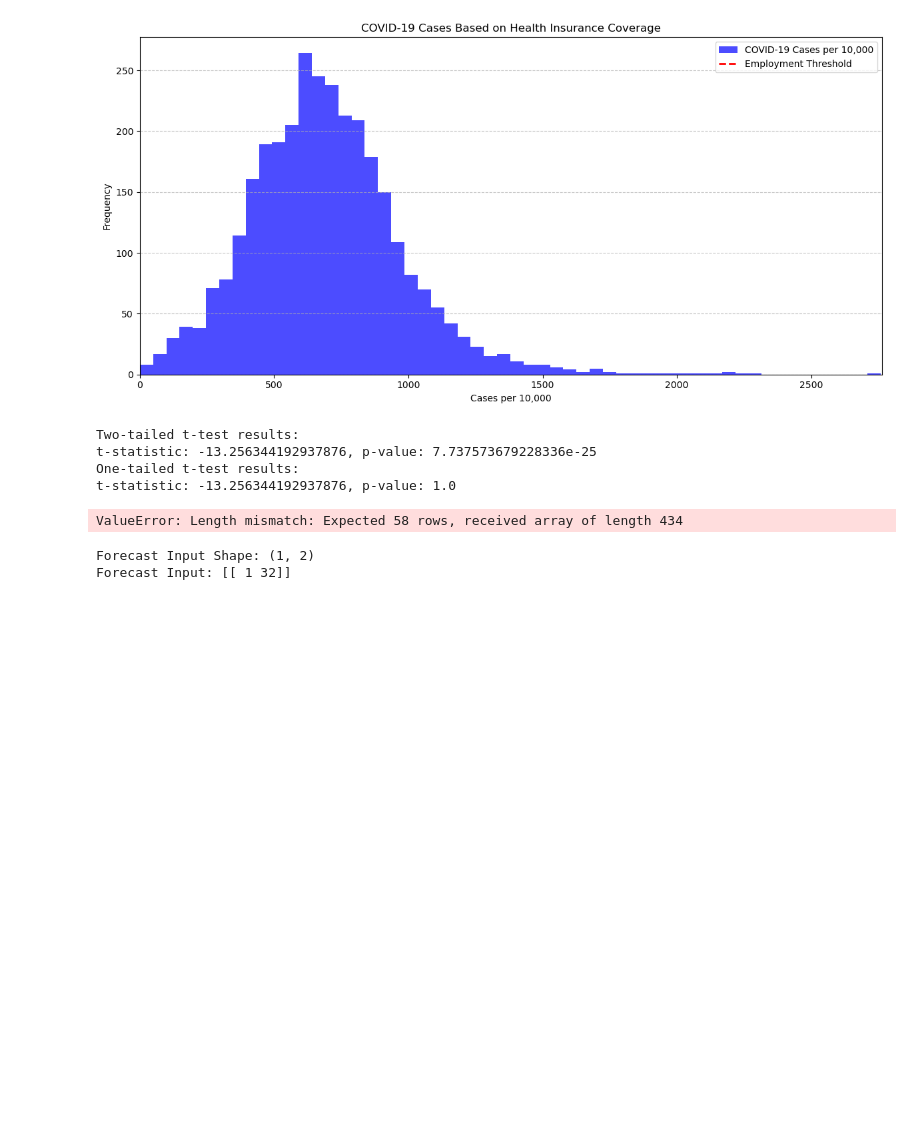
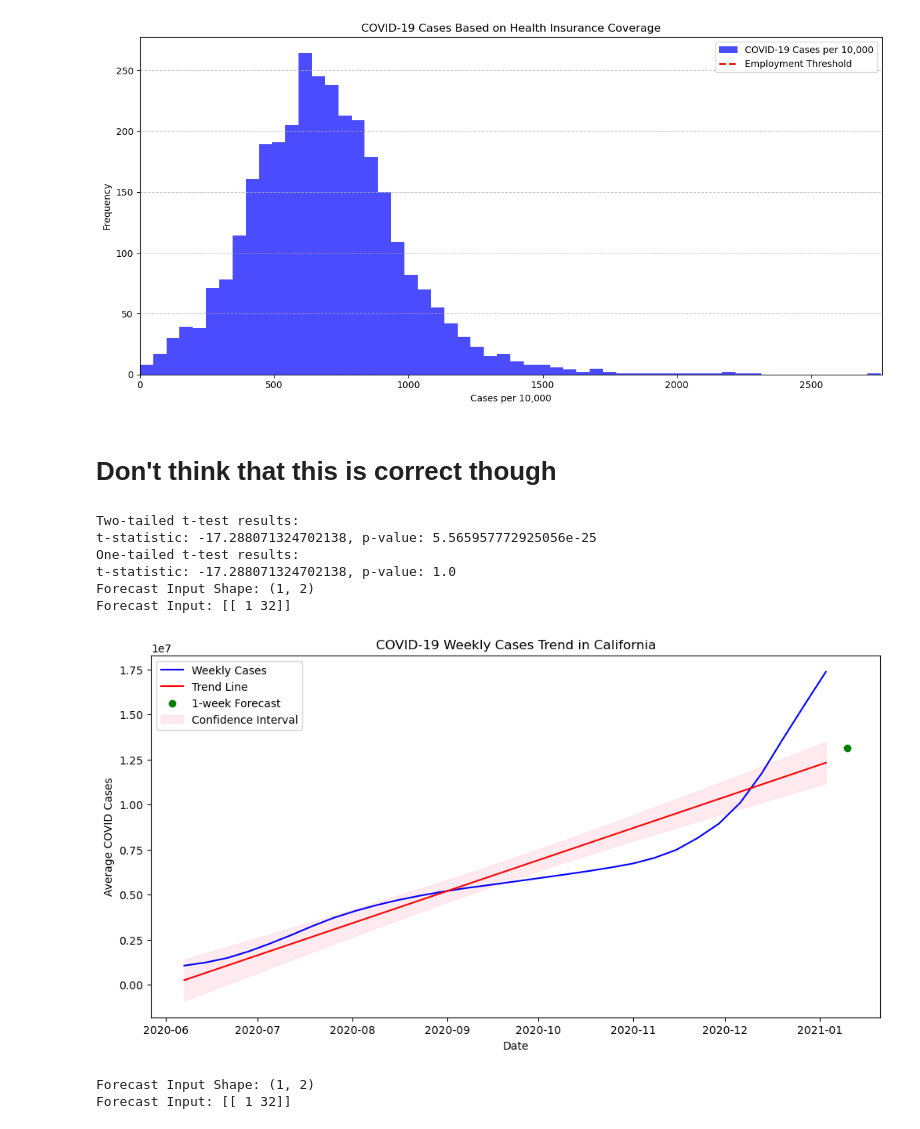
Before and after one commit to hamza890890/Group7ClassProject, a Jupyter notebook: Stage IV/Hamza Ahmed/Stage IV.ipynb, the cells around one changed output. Cells and saved outputs as stored; diff of their text form; code cells hidden in the pictures; blank space fills up the shorter version.

```diff
--- a/Stage IV/Hamza Ahmed/Stage IV.ipynb
+++ b/Stage IV/Hamza Ahmed/Stage IV.ipynb
@@ -569,6 +559,8 @@ plot_hypothesis_results(cases_health_insurance, health_insurance_coverage, 'Heal
 [figure]
 [figure]
 [figure]
+# %% [markdown]
+# Don't think that this is correct though
 # %%
 import pandas as pd
 import numpy as np
@@ -583,6 +575,7 @@ covid_data = pd.read_csv('US-Covid.csv')
 
 # Filter California data from COVID dataset
 ca_covid_data = covid_data[covid_data['State'] == 'CA'].copy()
+
 
 # Clean up the enrichment data to ensure consistent formatting
 enrichment_data['Label (Grouping)'] = enrichment_data['Label (Grouping)'].str.strip()
@@ -601,59 +594,74 @@ if 'Employed' in ca_enrichment_data['Label (Grouping)'].values:
 else:
     raise ValueError("The 'Employed' label is not found in the enrichment data.")
 
-# Summing COVID-19 case counts across the date range for California counties
-ca_covid_cases = ca_covid_data.loc[:, '2020-06-01_cases':'2021-01-03_cases'].sum(axis=1)
+# Melt the DataFrame to long format for easier manipulation
+case_columns = ca_covid_data.columns[5:-2]  # Get only case count columns
+melted_data = ca_covid_data.melt(id_vars=['countyFIPS', 'County Name', 'State', 'StateFIPS', 'population'],
+                                   value_vars=case_columns,
+                                   var_name='date',
+                                   value_name='cases')
+
+# Extract dates from the 'date' column and convert to datetime
+melted_data['date'] = pd.to_datetime(melted_data['date'].str.extract(r'(\d{4}-\d{2}-\d{2})')[0])
+
+# Set 'date' as the index
+melted_data.set_index('date', inplace=True)
+
+# Now calculate weekly cases
+weekly_cases = melted_data.resample('W').sum()
 
 # Example hypothesis tests on "Employed" variable
 # Two-sample t-test (two-tailed) comparing COVID cases with employment levels
-stat, p_value = stats.ttest_ind(ca_covid_cases, np.full_like(ca_covid_cases, employed_value))
+stat, p_value = stats.ttest_ind(weekly_cases['cases'], np.full_like(weekly_cases['cases'], employed_value))
 print("Two-tailed t-test results:")
 print(f"t-statistic: {stat}, p-value: {p_value}")
 
-# One-sample t-test for one-sided comparison (e.g., to test if COVID cases are higher with higher employment)
-stat, p_value_one_tail = stats.ttest_1samp(ca_covid_cases - employed_value, 0, alternative='greater')
+# One-sample t-test for one-sided comparison
+stat, p_value_one_tail = stats.ttest_1samp(weekly_cases['cases'] - employed_value, 0, alternative='greater')
 print("One-tailed t-test results:")
 print(f"t-statistic: {stat}, p-value: {p_value_one_tail}")
 
 # Visualization with trend lines, forecast, and confidence intervals
-
-# Convert date columns to datetime and set as index
-date_columns = ca_covid_data.columns[5:]  # Start from the 6th column which should be case counts
-dates = pd.to_datetime(date_columns.str.extract(r'(\d{4}-\d{2}-\d{2})')[0], format='%Y-%m-%d')
-
-# Calculate weekly cases by summing the daily cases
-ca_covid_data.set_index(dates, inplace=True)
-weekly_cases = ca_covid_data.loc[:, '2020-06-01_cases':'2021-01-03_cases'].resample('W').sum()
-
-# Now, let's ensure we have the correct index for plotting
 plt.figure(figsize=(12, 6))
-plt.plot(weekly_cases.index, weekly_cases.values, label='Weekly Cases', color='blue')
+plt.plot(weekly_cases.index, weekly_cases['cases'], label='Weekly Cases', color='blue')
 plt.xlabel('Date')
 plt.ylabel('Average COVID Cases')
 plt.title('COVID-19 Weekly Cases Trend in California')
 
-# Trend line using OLS regression
+# Trend line and forecast
 X = sm.add_constant(np.arange(len(weekly_cases)))
-model = sm.OLS(weekly_cases.values, X).fit()
+model = sm.OLS(weekly_cases['cases'], X).fit()
 trend_line = model.predict(X)
 plt.plot(weekly_cases.index, trend_line, color='red', label='Trend Line')
 
 # Forecast for one week ahead
-forecast = model.predict(sm.add_constant([len(weekly_cases) + 1]))[0]
+next_index = len(weekly_cases) + 1  # Increment to get the next index (1-based)
+forecast_input = np.array([[1, next_index]])  # Create a 2D array with constant (1) and the next index value
+
+# Debugging: Check the forecast input shape and values
+print("Forecast Input Shape:", forecast_input.shape)
+print("Forecast Input:", forecast_input)
+
+# Make the prediction
+forecast = model.predict(forecast_input)[0]  # Predict the next value
+
+
 plt.scatter([weekly_cases.index[-1] + pd.Timedelta(weeks=1)], [forecast], color='green', label='1-week Forecast')
 
 # Confidence intervals for the trend line
 pred_int = model.get_prediction(X).conf_int()
 plt.fill_between(weekly_cases.index, pred_int[:, 0], pred_int[:, 1], color='pink', alpha=0.3, label='Confidence Interval')
 
 plt.legend()
 plt.show()
 # %% [output]
 Two-tailed t-test results:
-t-statistic: -13.256344192937876, p-value: 7.737573679228336e-25
+t-statistic: -17.288071324702138, p-value: 5.565957772925056e-25
 One-tailed t-test results:
-t-statistic: -13.256344192937876, p-value: 1.0
+t-statistic: -17.288071324702138, p-value: 1.0
+Forecast Input Shape: (1, 2)
+Forecast Input: [[ 1 32]]
-ValueError: Length mismatch: Expected 58 rows, received array of length 434
+[figure, added]
 # %%
 import pandas as pd
 import numpy as np
```
Also changed, not shown: parts of 9 cells of this notebook.
